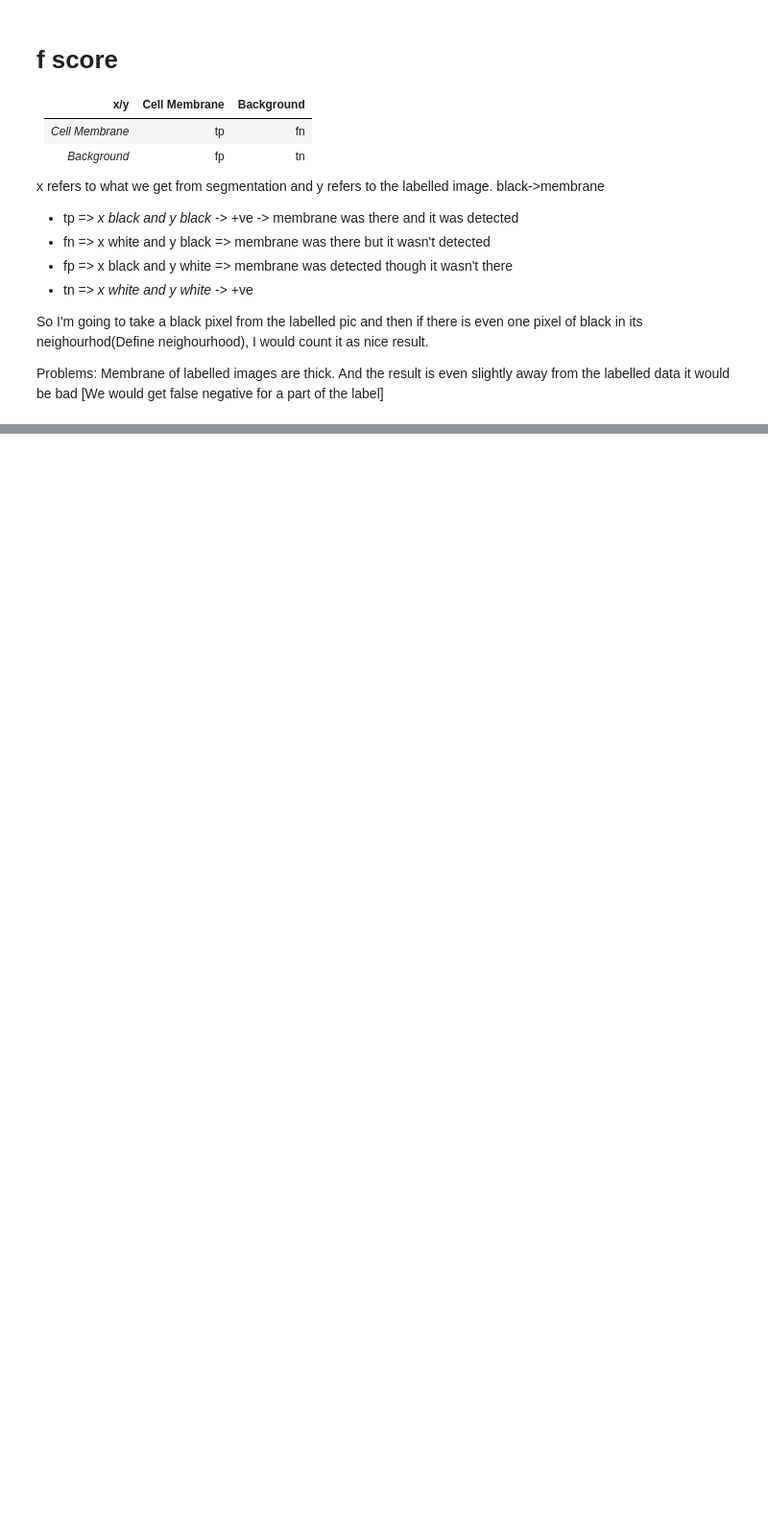
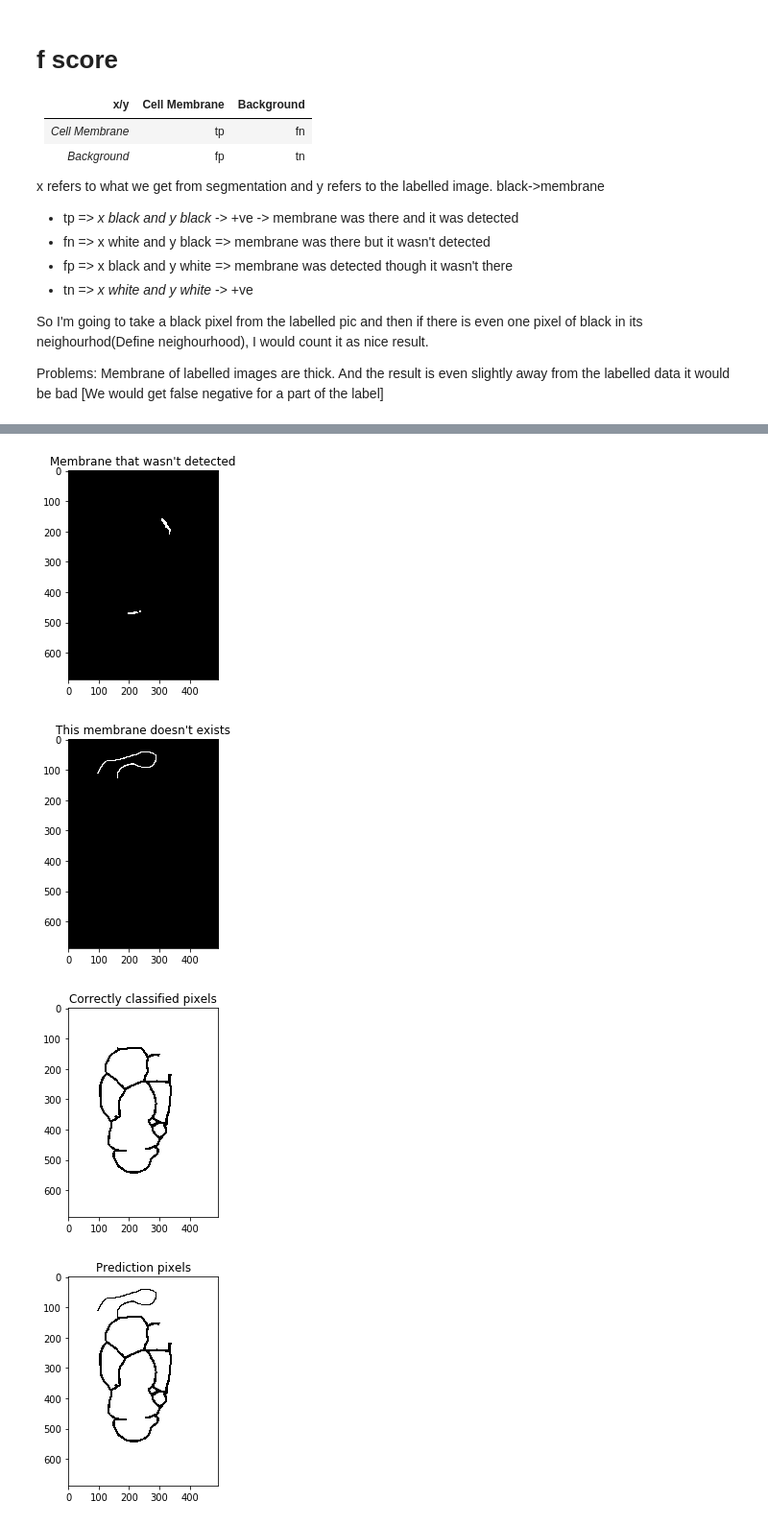
Before and after one commit to devoworm/GSoC-2017, a Jupyter notebook: src/notebooks/Validation.ipynb, the cells around one changed output, grey strips where cells are left out. Shown at 96% size. Cells and saved outputs as stored; diff of their text form; code cells hidden in the pictures; blank space fills up the shorter version.

```diff
--- a/src/notebooks/Validation.ipynb
+++ b/src/notebooks/Validation.ipynb
@@ -48,0 +44,7 @@ TypeError: get_precision() takes 1 positional argument but 3 were given
+# %%
+obj.plot()
+# %% [output]
+[figure, added]
+[figure, added]
+[figure, added]
+[figure, added]
```
Also changed, not shown: parts of 3 cells of this notebook, 3 other files.
